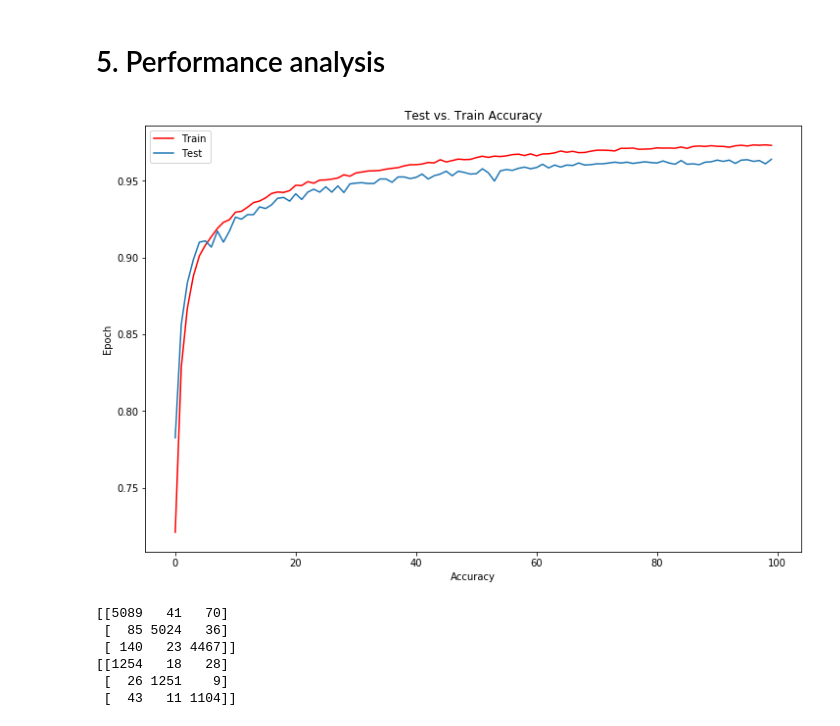
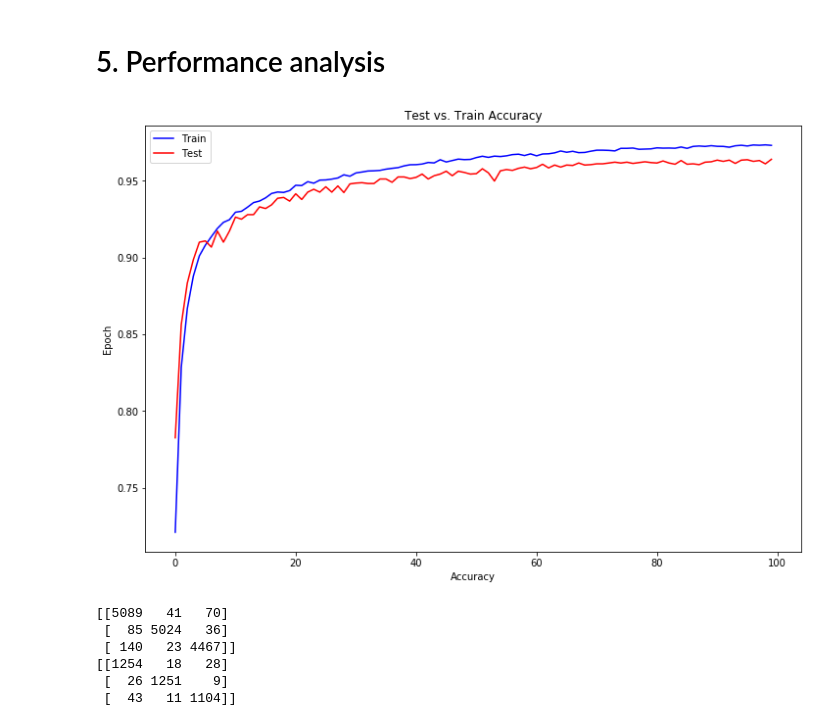
Before and after one commit to dustinak80/Deep_Learning, a Jupyter notebook: Copy_of_MATH6373_HW2_Duong.ipynb, the cells around one changed output. Cells and saved outputs as stored; diff of their text form; code cells hidden in the pictures.

```diff
--- a/Copy_of_MATH6373_HW2_Duong.ipynb
+++ b/Copy_of_MATH6373_HW2_Duong.ipynb
@@ -709,14 +714,14 @@ val_loss is the value of cost function for your cross-validation data and loss i
 # %%
 plt.figure(figsize = (12,8))
 plt.plot(Monitor.history['accuracy'],color='blue',label='Train')
-plt.plot(Monitor.history['val_accuracy'],colore = 'red', label='Test')
+plt.plot(Monitor.history['val_accuracy'],color = 'red', label='Test')
 plt.title('Test vs. Train Accuracy')
 plt.xlabel('Accuracy')
 plt.ylabel('Epoch')
 plt.legend()
 plt.show()
 # %% [output]
-[figure, old version]
+[figure, new version]
 # %%
 from tensorflow.keras.models import load_model
 
```
Also changed, not shown: parts of 26 cells of this notebook.
